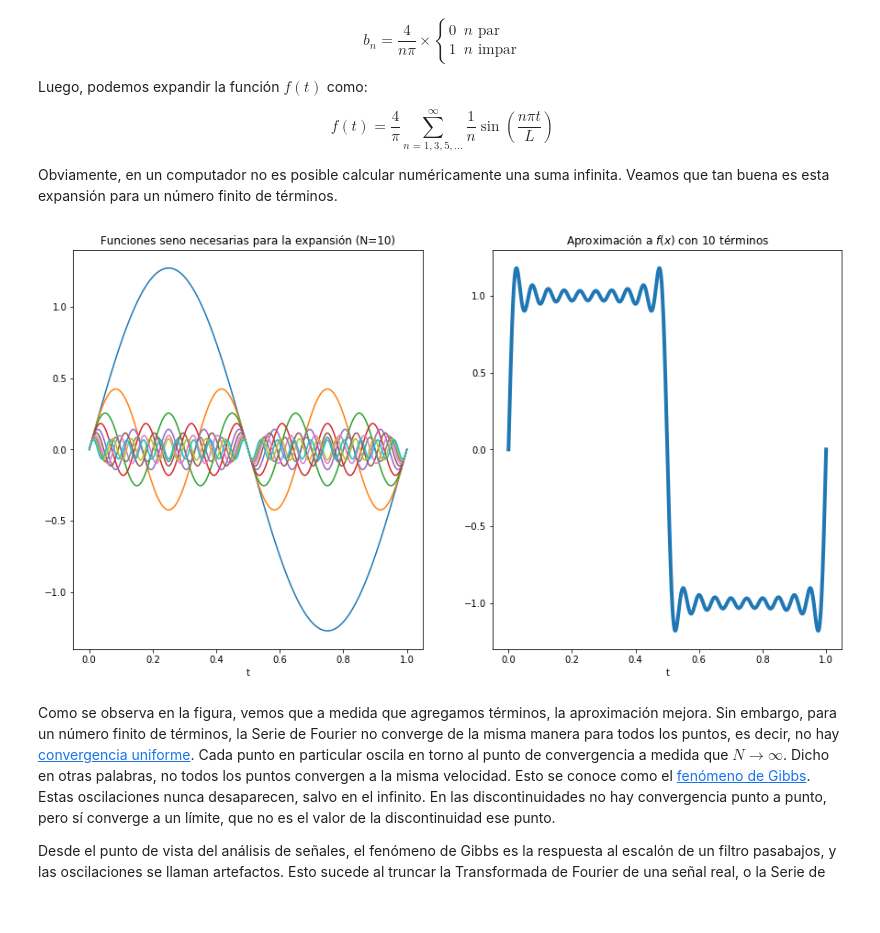
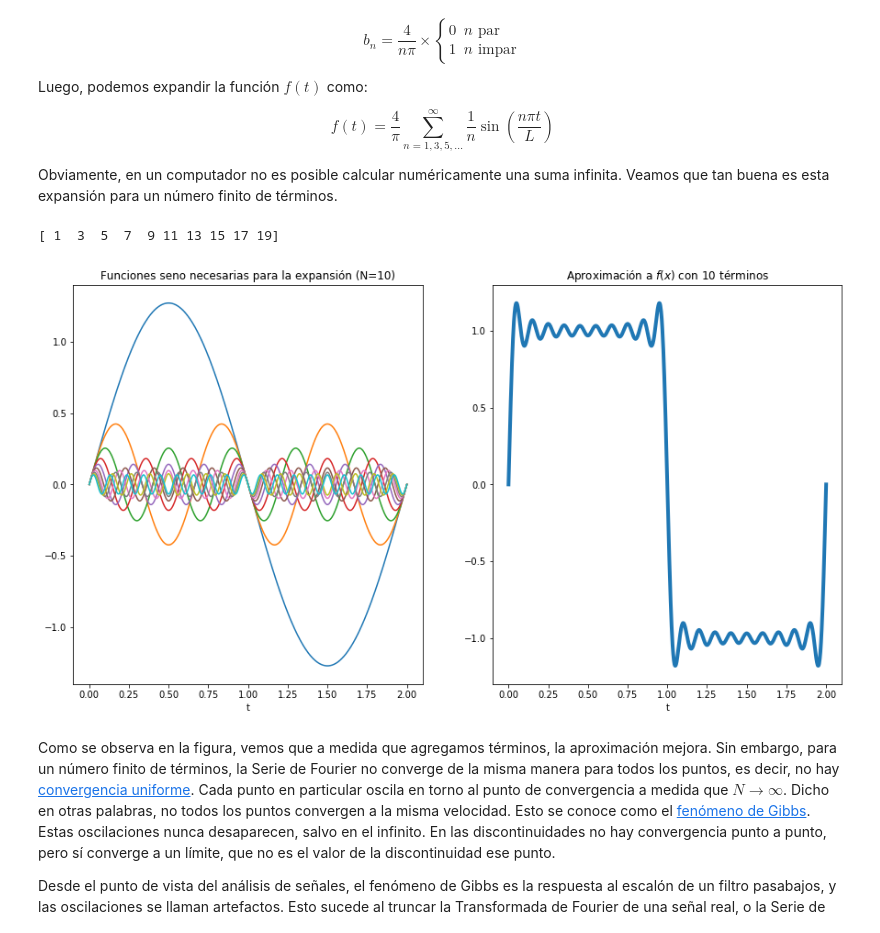
Before and after one commit to rodrigocadiz/senales_y_sistemas, a Jupyter notebook: 12-Series_de_Fourier.ipynb, the cells around one changed output. Drawn from its saved outputs; the diff is of its cells as text; code cells hidden in the pictures.

```diff
--- a/12-Series_de_Fourier.ipynb
+++ b/12-Series_de_Fourier.ipynb
@@ -320,37 +326,40 @@ Obviamente, en un computador no es posible calcular numéricamente una suma infi
 # %%
 import numpy as np
 import matplotlib.pyplot as plt
 %matplotlib inline
 
 n = 10 # Número de términos
+L = 1
 
 odds = np.arange(1, 2*n, 2)
+print(odds)
 points = 1000
-x = np.linspace(0,1,points)
+x = np.linspace(0,2,points)
 fx = np.zeros(points)
 bn = np.zeros(2*n)
 
 plt.figure(figsize=(15,8))
 plt.subplot(1,2,1)
 
 for odd in odds:
 
-    y = (4/(np.pi*odd))*np.sin(2*odd*np.pi*x)
+    y = (4/(np.pi*odd))*np.sin(odd*np.pi*x/L)
     bn[odd] = 4/(np.pi*odd)
-    fx = fx + (4/(np.pi*odd))*np.sin(2*odd*np.pi*x)
+    fx = fx + (4/(np.pi*odd))*np.sin(odd*np.pi*x/L)
     plt.plot(x, y)
     plt.xlabel("t")
     plt.title("Funciones seno necesarias para la expansión (N=%d)" %(n))
 
 
 plt.subplot(1,2,2)
 plt.plot(x, fx, linewidth=4)
 plt.xlabel("t")
 plt.title("Aproximación a $f(x)$ con %d términos" %(n))
 
 plt.show()
 # %% [output]
+[ 1  3  5  7  9 11 13 15 17 19]
-[figure, old version]
+[figure, new version]
 # %% [markdown]
 Como se observa en la figura, vemos que a medida que agregamos términos, la aproximación mejora. Sin embargo, para un número finito de términos, la Serie de Fourier no converge de la misma manera para todos los puntos, es decir, no hay [convergencia uniforme](./05-Funciones_espacios_y_convergencia.ipynb#convergencia). Cada punto en particular oscila en torno al punto de convergencia a medida que $N \rightarrow \infty$. Dicho en otras palabras, no todos los puntos convergen a la misma velocidad. Esto se conoce como el [fenómeno de Gibbs](https://en.wikipedia.org/wiki/Gibbs_phenomenon). Estas oscilaciones nunca desaparecen, salvo en el infinito. En las discontinuidades no hay convergencia punto a punto, pero sí converge a un límite, que no es el valor de la discontinuidad ese punto.
 
```
Also changed, not shown: parts of 6 cells of this notebook, 6 other files.
